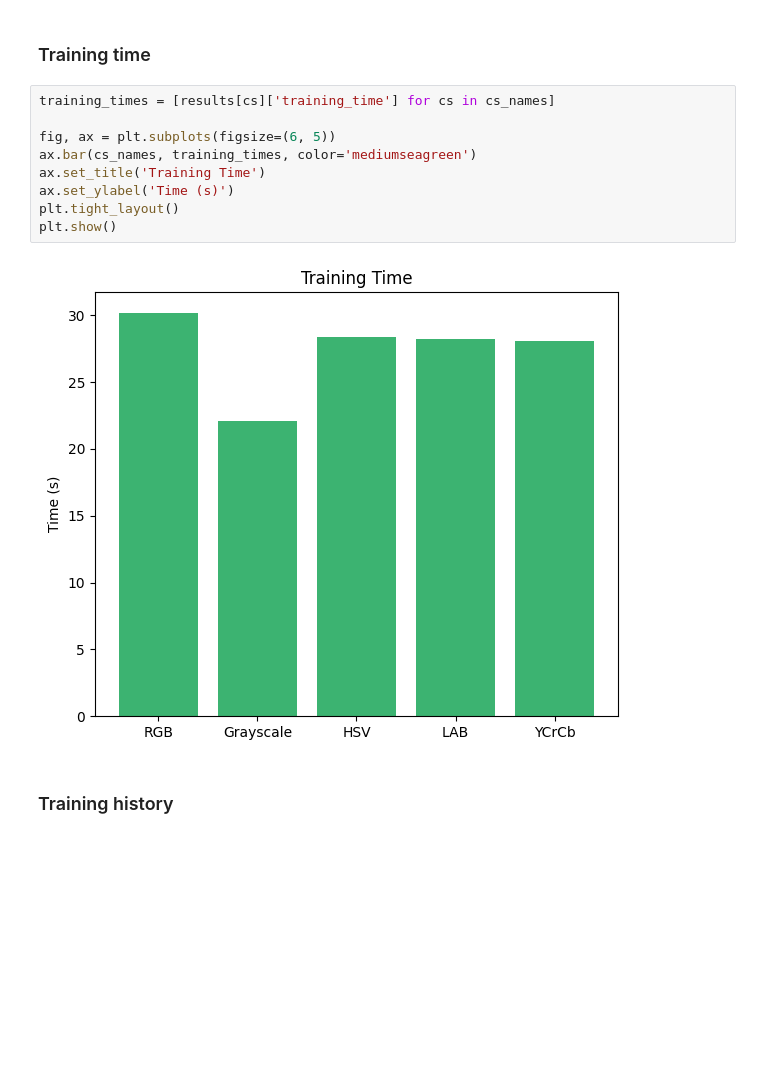
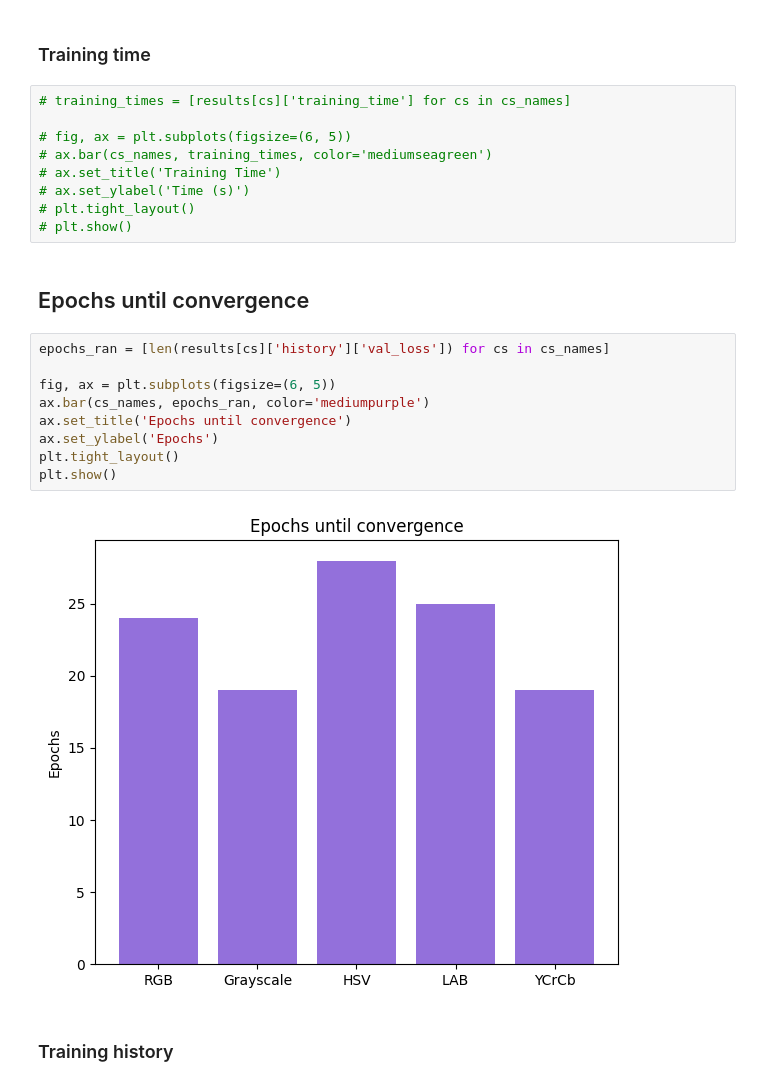
Before and after one commit to ITT-26/assignment-05-cnn-martinarobyculasso, a Jupyter notebook: 01-hyperparameters/image_color_mode.ipynb, the cells around one changed output. Drawn from its saved outputs; the diff is of its cells as text; blank space fills up the shorter version.

```diff
--- a/01-hyperparameters/image_color_mode.ipynb
+++ b/01-hyperparameters/image_color_mode.ipynb
@@ -539,16 +538,27 @@ plt.show()
 # %% [markdown]
 ### Training time
 # %%
-training_times = [results[cs]['training_time'] for cs in cs_names]
+# training_times = [results[cs]['training_time'] for cs in cs_names]
 
-fig, ax = plt.subplots(figsize=(6, 5))
-ax.bar(cs_names, training_times, color='mediumseagreen')
-ax.set_title('Training Time')
-ax.set_ylabel('Time (s)')
-plt.tight_layout()
-plt.show()
+# fig, ax = plt.subplots(figsize=(6, 5))
+# ax.bar(cs_names, training_times, color='mediumseagreen')
+# ax.set_title('Training Time')
+# ax.set_ylabel('Time (s)')
+# plt.tight_layout()
+# plt.show()
-# %% [output]
-[figure, removed]
+# %% [markdown]
+## Epochs until convergence
+# %%
+epochs_ran = [len(results[cs]['history']['val_loss']) for cs in cs_names]
+
+fig, ax = plt.subplots(figsize=(6, 5))
+ax.bar(cs_names, epochs_ran, color='mediumpurple')
+ax.set_title('Epochs until convergence')
+ax.set_ylabel('Epochs')
+plt.tight_layout()
+plt.show()
+# %% [output]
+[figure, added]
 # %% [markdown]
 ### Training history
 # %%
```
Also changed, not shown: parts of 6 cells of this notebook, 25 other files.
